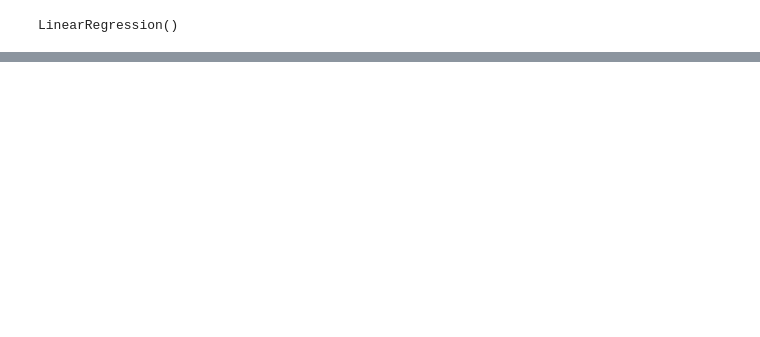
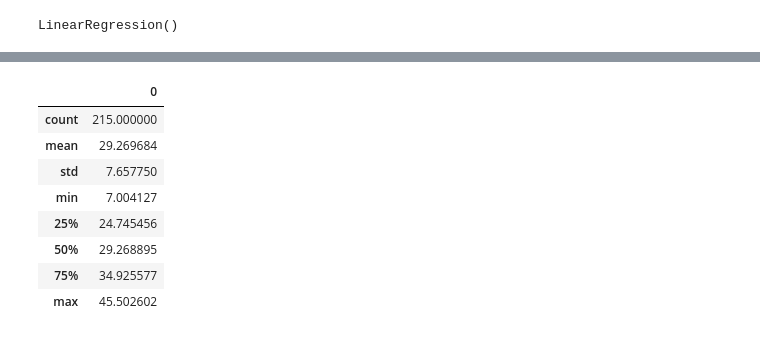
Before and after one commit to sperng/kaggle_Titanic, a Jupyter notebook: titanic_competition.ipynb, the cells around one changed output, grey strips where cells are left out. Cells and saved outputs as stored; diff of their text form; code cells hidden in the pictures; blank space fills up the shorter version.

```diff
--- a/titanic_competition.ipynb
+++ b/titanic_competition.ipynb
@@ -384,3 +400,17 @@ plt.scatter(y_test, predictions)
+# %%
+pd.DataFrame(predictions).describe()
+#print(np.mean(predictions))
+#print(np.std(predictions))
+# %% [output]
+|  | 0 |
+| count | 215.000000 |
+| mean | 29.269684 |
+| std | 7.657750 |
+| min | 7.004127 |
+| 25% | 24.745456 |
+| 50% | 29.268895 |
+| 75% | 34.925577 |
+| max | 45.502602 |
 # %%
 print(metrics.mean_absolute_error(y_test, predictions))
 print(metrics.mean_squared_error(y_test, predictions))
```
Also changed, not shown: parts of 21 cells of this notebook.
